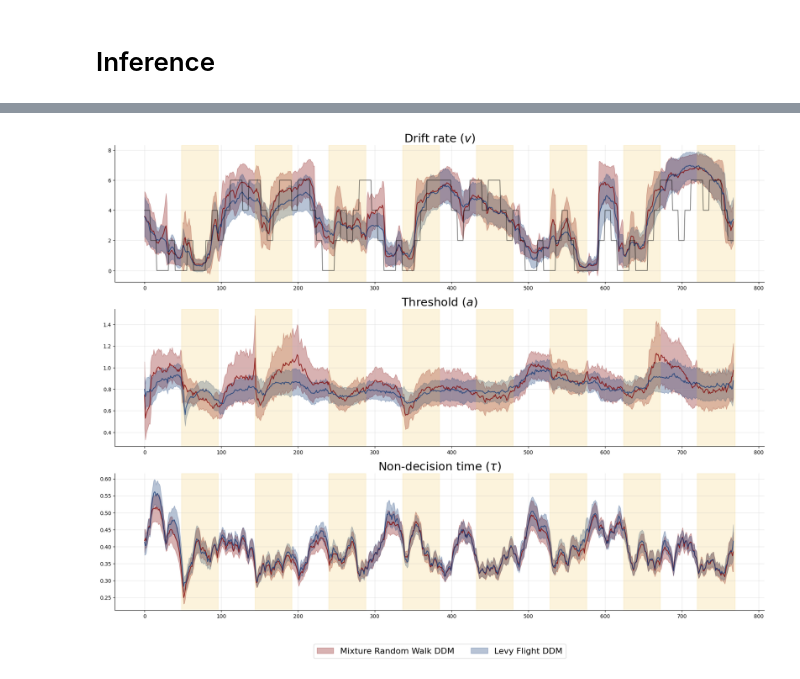
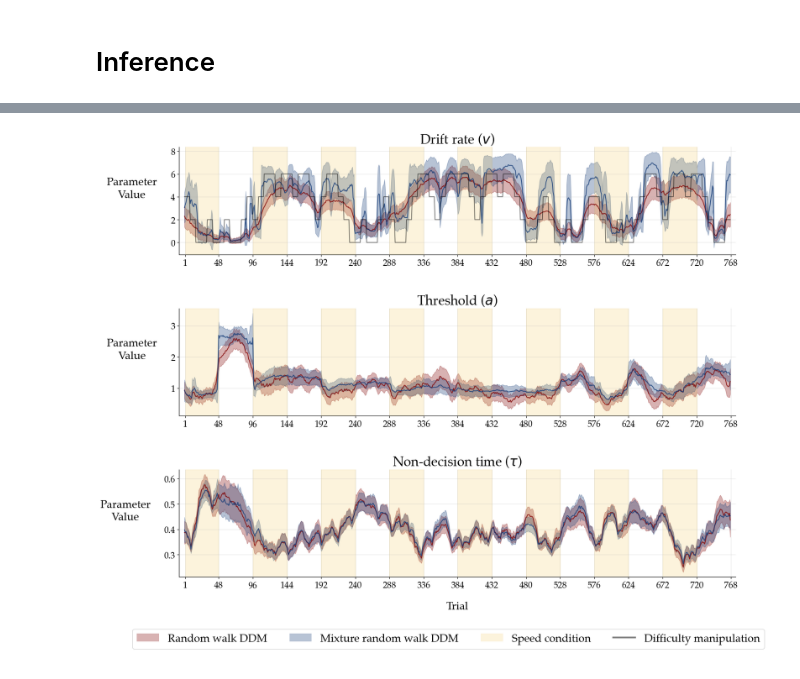
Before and after one commit to bayesflow-org/Non-Stationary-DDM-Validation, a Jupyter notebook: applications/inference/notebooks/model_validation.ipynb, the cells around one changed output, grey strips where cells are left out. Cells and saved outputs as stored; diff of their text form; code cells hidden in the pictures.

```diff
--- a/applications/inference/notebooks/model_validation.ipynb
+++ b/applications/inference/notebooks/model_validation.ipynb
@@ -41,13 +49,13 @@ FONT_SIZE_3 = 18
 # %%
 rw_ddm = RandomWalkDDM()
-rw_ddm_smoothing_exp = NonStationaryDDMExperiment(
+rw_ddm_exp = NonStationaryDDMExperiment(
     rw_ddm,
     summary_network_type="smoothing",
     checkpoint_path="../checkpoints/smoothing_random_walk_ddm"
     )
 
 mrw_ddm = MixtureRandomWalkDDM()
-mrw_ddm_smoothing_exp = NonStationaryDDMExperiment(
+mrw_ddm_exp = NonStationaryDDMExperiment(
     mrw_ddm,
     summary_network_type="smoothing",
     checkpoint_path="../checkpoints/smoothing_mixture_random_walk_ddm"
@@ -97,4 +104,4 @@ for i in range(NUM_SUBJECTS):
     tmp = data[data['id'] == i+1]
     emp_data[i] = tmp['rt'].to_numpy()[:, np.newaxis]
 
-emp_data.shape
+data['rt'] = np.abs(data['rt'])
@@ -144,10 +168,17 @@ if FIT_MODEL:
 # %%
 # get person data
-which = 0
+which = 6
 person_data = data[data['id'] == which + 1]
 condition = person_data['speed_condition'].to_numpy()
-idx_speed = np.where(condition[:-1] != condition[1:])[0]
-idx_speed = np.append(idx_speed, NUM_OBS) # this needs fixing
+idx_speed = []
+if condition[0] == 1:
+    idx_speed.append([0])
+    idx_speed.append(np.where(condition[:-1] != condition[1:])[0])
+    idx_speed = np.concatenate(idx_speed)
+else:
+    idx_speed.append(np.where(condition[:-1] != condition[1:])[0])
+    idx_speed.append([NUM_OBS])
+    idx_speed = np.concatenate(idx_speed)
 # %%
 # random walk ddm
 person_rw_samples = rw_local_samples[which]
@@ -168,37 +199,58 @@ rs_post_std = np.std(person_rs_samples, axis=1)
 # %%
 fig, axarr = plt.subplots(3, 1, figsize=(18, 14))
 for i, ax in enumerate(axarr.flat):
-    ax.fill_between(range(NUM_OBS), smoothing_post_mean[:, i] - smoothing_post_std[:, i],
-                    smoothing_post_mean[:, i] + smoothing_post_std[:, i],
-                    color='maroon', alpha=0.3, label="Mixture Random Walk DDM")
-    ax.plot(range(NUM_OBS), smoothing_post_mean[:, i], color='maroon', alpha=0.8)
+    # random walk
+    ax.fill_between(range(NUM_OBS), rw_post_mean[:, i] - rw_post_std[:, i],
+                    rw_post_mean[:, i] + rw_post_std[:, i],
+                    color='maroon', alpha=0.3, label="Random walk DDM")
+    ax.plot(range(NUM_OBS), rw_post_mean[:, i], color='maroon', alpha=0.8)
+    # mixture random walk
+    ax.fill_between(range(NUM_OBS), mrw_post_mean[:, i] - mrw_post_std[:, i],
+                    mrw_post_mean[:, i] + mrw_post_std[:, i],
+                    color=COMPARISON_COLOR, alpha=0.3, label="Mixture random walk DDM")
+    ax.plot(range(NUM_OBS), mrw_post_mean[:, i], color=COMPARISON_COLOR, alpha=0.8)
+    # # regime switching
+    # ax.fill_between(range(NUM_OBS), rs_post_mean[:, i] - rs_post_std[:, i],
+    #                 rs_post_mean[:, i] + rs_post_std[:, i],
+    #                 color="green", alpha=0.3, label="Regime Switching DDM")
+    # ax.plot(range(NUM_OBS), rs_post_mean[:, i], color="green", alpha=0.8)
 
-    ax.fill_between(range(NUM_OBS), lf_post_mean[:, i] - lf_post_std[:, i],
-                    lf_post_mean[:, i] + lf_post_std[:, i],
-                    color=COMPARISON_COLOR, alpha=0.3, label="Levy Flight DDM")
-    ax.plot(range(NUM_OBS), lf_post_mean[:, i], color=COMPARISON_COLOR, alpha=0.8)
-
-    ax.set_title(f'{LOCAL_PARAM_LABELS[i]} (${LOCAL_PARAM_NAMES[i]}$)', fontsize=FONT_SIZE_1)
-
-        # stan
-        # ax.fill_between(range(NUM_OBS), stan_post_means[:, i-1] - stan_post_stds[:, i-1],
-        #                 stan_post_means[:, i-1] + stan_post_stds[:, i-1],
-        #                 color=COMPARISON_COLOR, alpha=0.3, label="Stationary DDM")
-        # ax.plot(range(N_OBS), stan_post_means[:, i-1], color=COMPARISON_COLOR, alpha=0.8)
-
+    # yellow shades
     x = 0
     while x < idx_speed.shape[0]:
-        ax.axvspan(idx_speed[x] + 1, idx_speed[x + 1] + 1, alpha=0.2, color='#f0c654')
+        ax.axvspan(idx_speed[x] + 1, idx_speed[x + 1] + 1, alpha=0.2, color='#f0c654', label="Speed condition")
         x = x + 2
+    # difficulty manipulation
+    if i == 0:
+        ax.plot(range(NUM_OBS), (person_data['difficulty'] - 3) * -2, color='black', alpha=0.5, label="Difficulty manipulation")
 
+    # aestehtics
+    ax.set_title(f'{LOCAL_PARAM_LABELS[i]} (${LOCAL_PARAM_NAMES[i]}$)', fontsize=FONT_SIZE_1)
     ax.grid(alpha=0.3)
+    time = np.arange(0, 768+1, 48)
+    time[0] = 1
+    ax.set_xticks(time)
+    ax.margins(x=0.01)
+    ax.tick_params(axis='both', which='major', labelsize=FONT_SIZE_3)
+    ax.set_ylabel("Parameter\nValue", rotation=0, labelpad=70, fontsize=FONT_SIZE_2)
+    if i == 2:
+        ax.set_xlabel("Trial", labelpad=20, fontsize=FONT_SIZE_2)
 
-    if i == 2:
-        plt.subplots_adjust(hspace=0.5)
-        plt.legend(fontsize=16, loc='center',
-                bbox_to_anchor=(0.5, -0.3), ncol=2)
-axarr[0].plot(range(NUM_OBS), (person_data['difficulty'] - 3) * -2, color='black', alpha=0.5)
 sns.despine()
-fig.tight_layout()
+# fig.tight_layout()
+fig.subplots_adjust(hspace=0.5)
+# legend
+handles = [
+    Patch(facecolor='maroon', alpha=0.3, edgecolor=None, label="Random walk DDM"),
+    Patch(facecolor=COMPARISON_COLOR, alpha=0.3, edgecolor=None, label="Mixture random walk DDM"),
+    Patch(facecolor='#f0c654', alpha=0.2, edgecolor=None, label="Speed condition"),
+    Line2D(xdata=[], ydata=[], color='black', alpha=0.5, lw=3, label="Difficulty manipulation")
+    ]
+fig.legend(
+    handles,
+    ["Random walk DDM", "Mixture random walk DDM", "Speed condition", "Difficulty manipulation"],
+    fontsize=FONT_SIZE_2, bbox_to_anchor=(0.5, -0.001),
+    loc="center", ncol=4
+    )
 # plt.savefig("../plots/param_dynamics.png", dpi=300, bbox_inches="tight")
 # %% [output]
@@ -205 +258 @@ fig.tight_layout()
-[figure, old version]
+[figure, new version]
```
Also changed, not shown: parts of 46 cells of this notebook, 10 other files.
